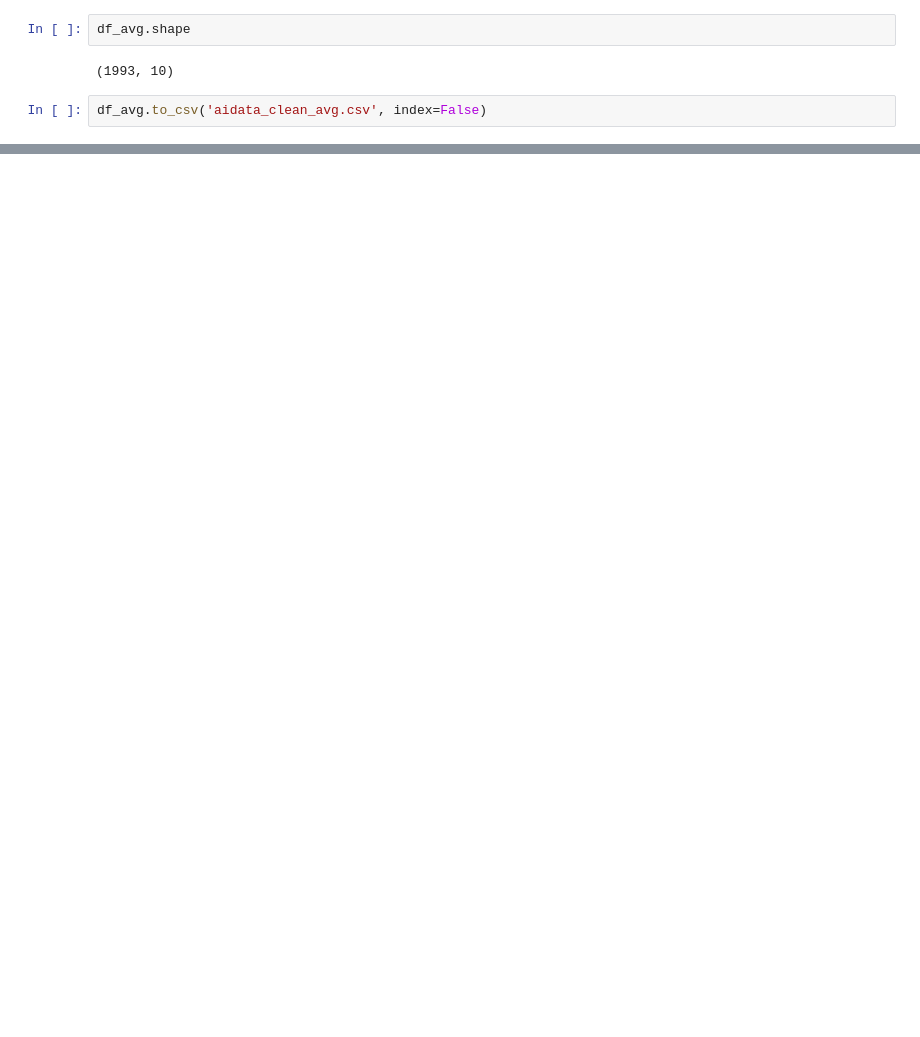
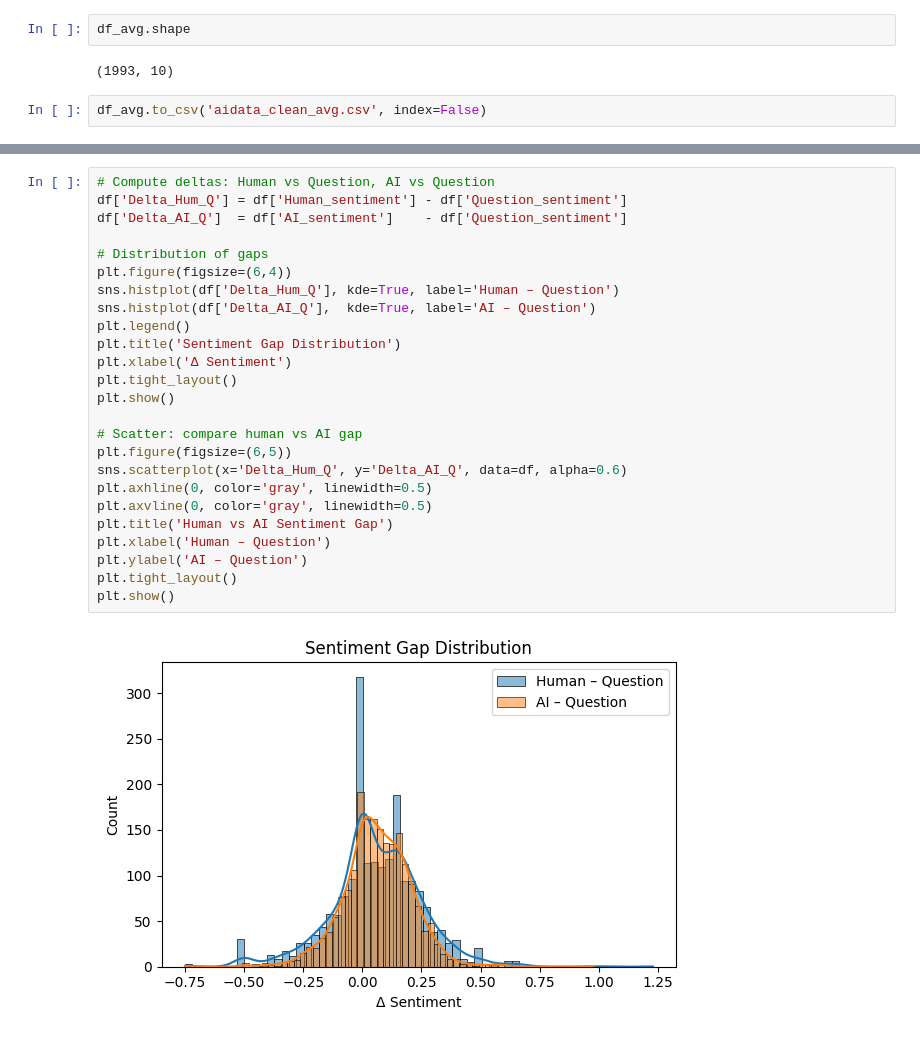
Before and after one commit to mahnoorsheikh16/NLP-Approach-to-AI-Text-Classification, a Jupyter notebook: STT 811 IDA and EDA.ipynb, the cells around one changed output, grey strips where cells are left out. Drawn from its saved outputs; the diff is of its cells as text; blank space fills up the shorter version.

```diff
--- a/STT 811 IDA and EDA.ipynb
+++ b/STT 811 IDA and EDA.ipynb
@@ -651,0 +918,27 @@ df_avg.to_csv('aidata_clean_avg.csv', index=False)
+# %%
+# Compute deltas: Human vs Question, AI vs Question
+df['Delta_Hum_Q'] = df['Human_sentiment'] - df['Question_sentiment']
+df['Delta_AI_Q']  = df['AI_sentiment']    - df['Question_sentiment']
+
+# Distribution of gaps
+plt.figure(figsize=(6,4))
+sns.histplot(df['Delta_Hum_Q'], kde=True, label='Human – Question')
+sns.histplot(df['Delta_AI_Q'],  kde=True, label='AI – Question')
+plt.legend()
+plt.title('Sentiment Gap Distribution')
+plt.xlabel('Δ Sentiment')
+plt.tight_layout()
+plt.show()
+
+# Scatter: compare human vs AI gap
+plt.figure(figsize=(6,5))
+sns.scatterplot(x='Delta_Hum_Q', y='Delta_AI_Q', data=df, alpha=0.6)
+plt.axhline(0, color='gray', linewidth=0.5)
+plt.axvline(0, color='gray', linewidth=0.5)
+plt.title('Human vs AI Sentiment Gap')
+plt.xlabel('Human – Question')
+plt.ylabel('AI – Question')
+plt.tight_layout()
+plt.show()
+# %% [output]
+[figure, added]
```
Also changed, not shown: parts of 14 cells of this notebook.
